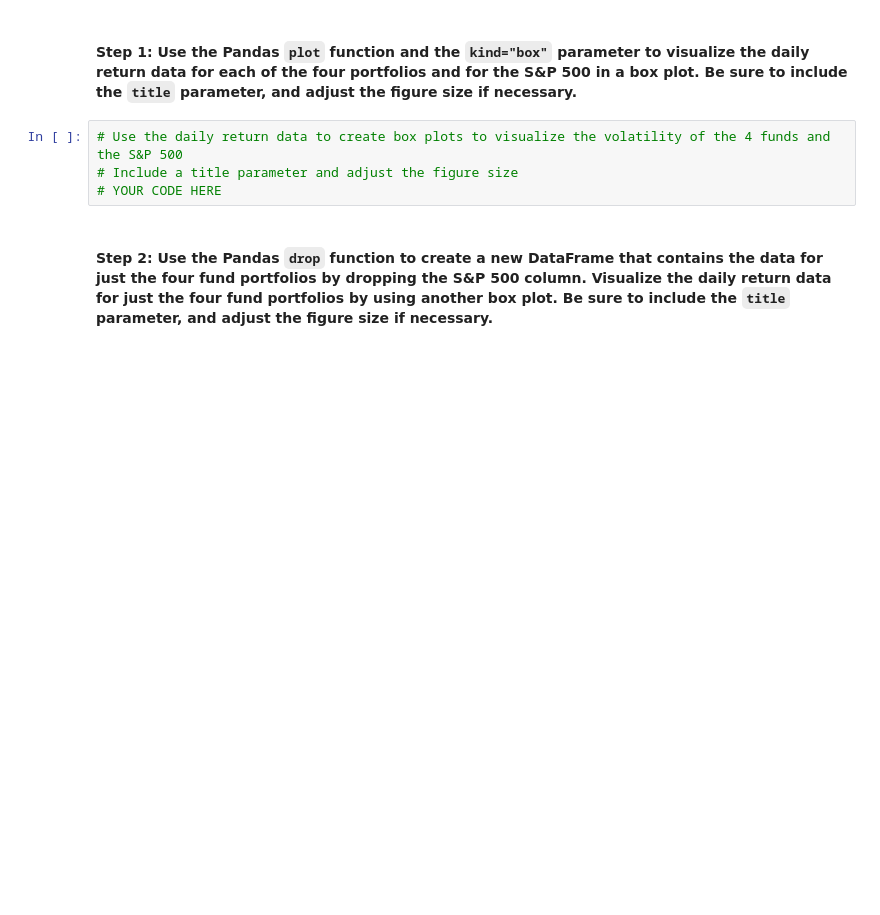
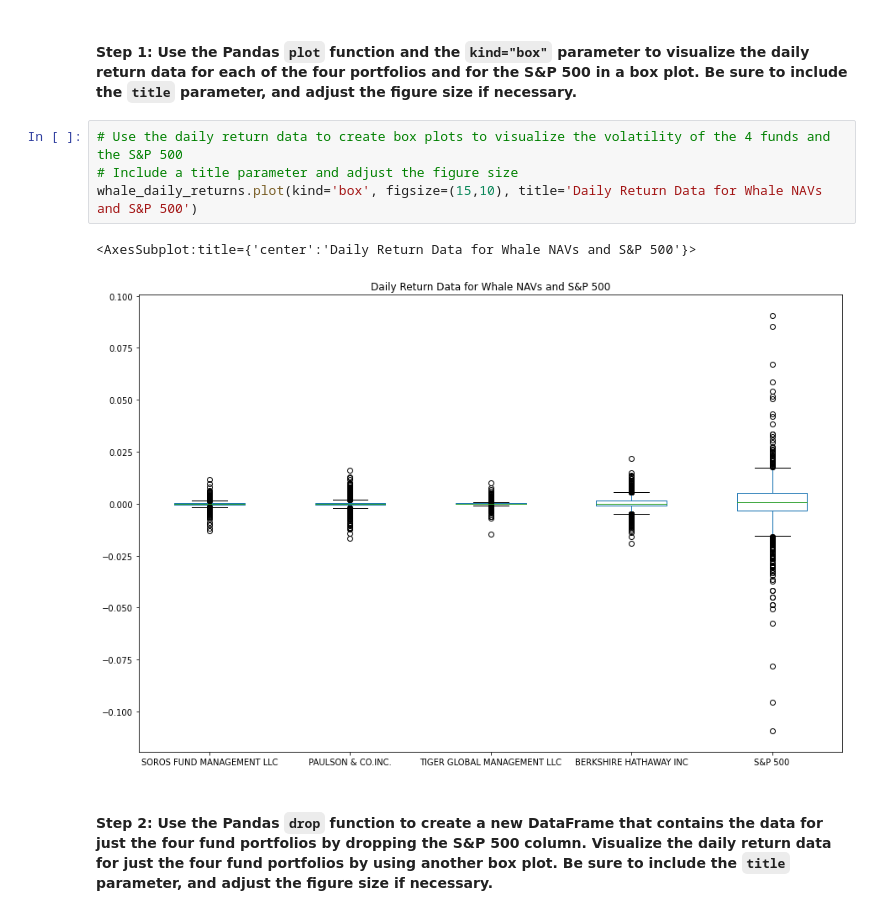
Before and after one commit to elliotlozano/portfolio_optimizer, a Jupyter notebook: risk_return_analysis.ipynb, the cells around one changed output. Saved outputs shown, nothing was run; the diff lists cells and outputs as text; blank space fills up the shorter version.

Commit message:
analyzed volatility by displaying daily returns as boxplots

```diff
--- a/risk_return_analysis.ipynb
+++ b/risk_return_analysis.ipynb
@@ -202,7 +202,10 @@ Analyze the volatility of each of the four fund portfolios and of the S&P 500 In
 # %%
 # Use the daily return data to create box plots to visualize the volatility of the 4 funds and the S&P 500
 # Include a title parameter and adjust the figure size
-# YOUR CODE HERE
+whale_daily_returns.plot(kind='box', figsize=(15,10), title='Daily Return Data for Whale NAVs and S&P 500')
+# %% [output]
+<AxesSubplot:title={'center':'Daily Return Data for Whale NAVs and S&P 500'}>
+[figure, added]
 # %% [markdown]
 #### Step 2: Use the Pandas `drop` function to create a new DataFrame that contains the data for just the four fund portfolios by dropping the S&P 500 column. Visualize the daily return data for just the four fund portfolios by using another box plot. Be sure to include the `title` parameter, and adjust the figure size if necessary.
 # %%
```
Also changed, not shown: parts of 2 cells of this notebook.
